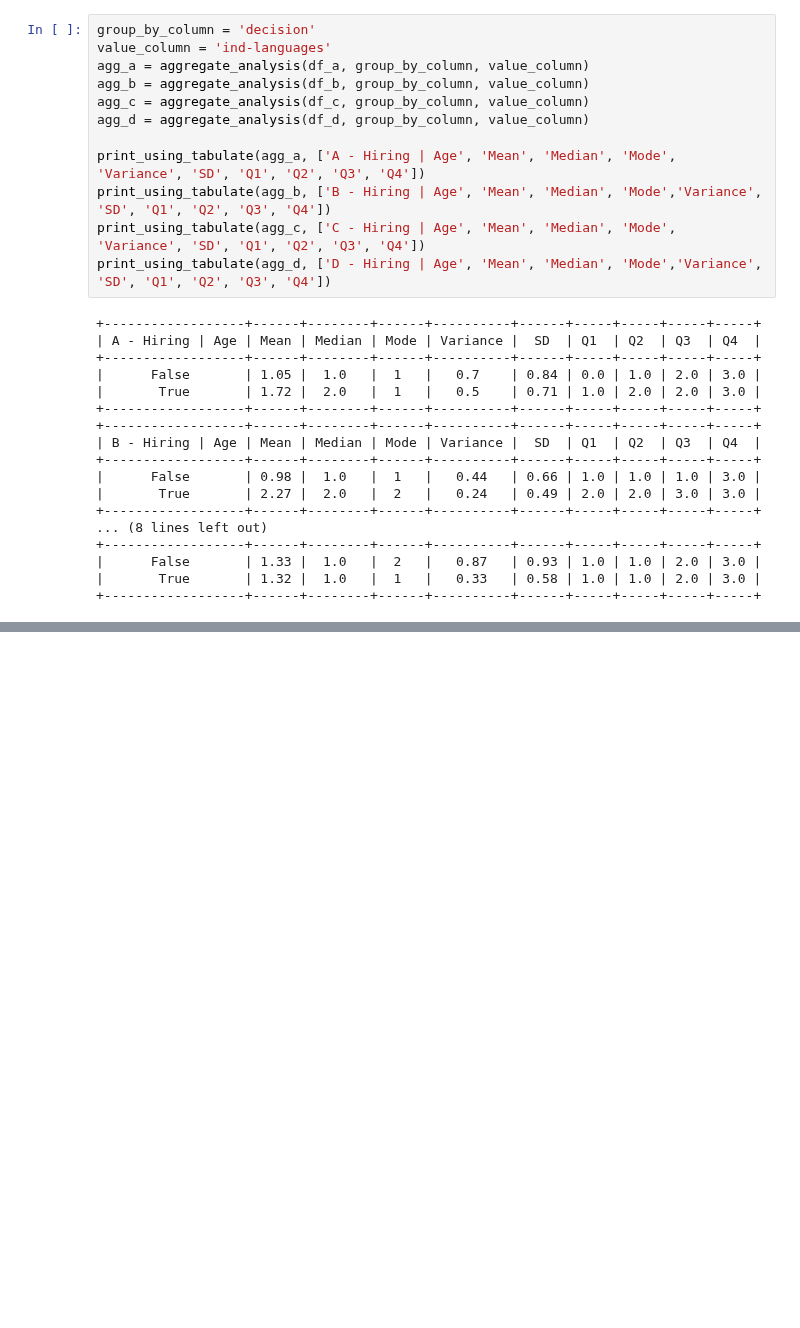
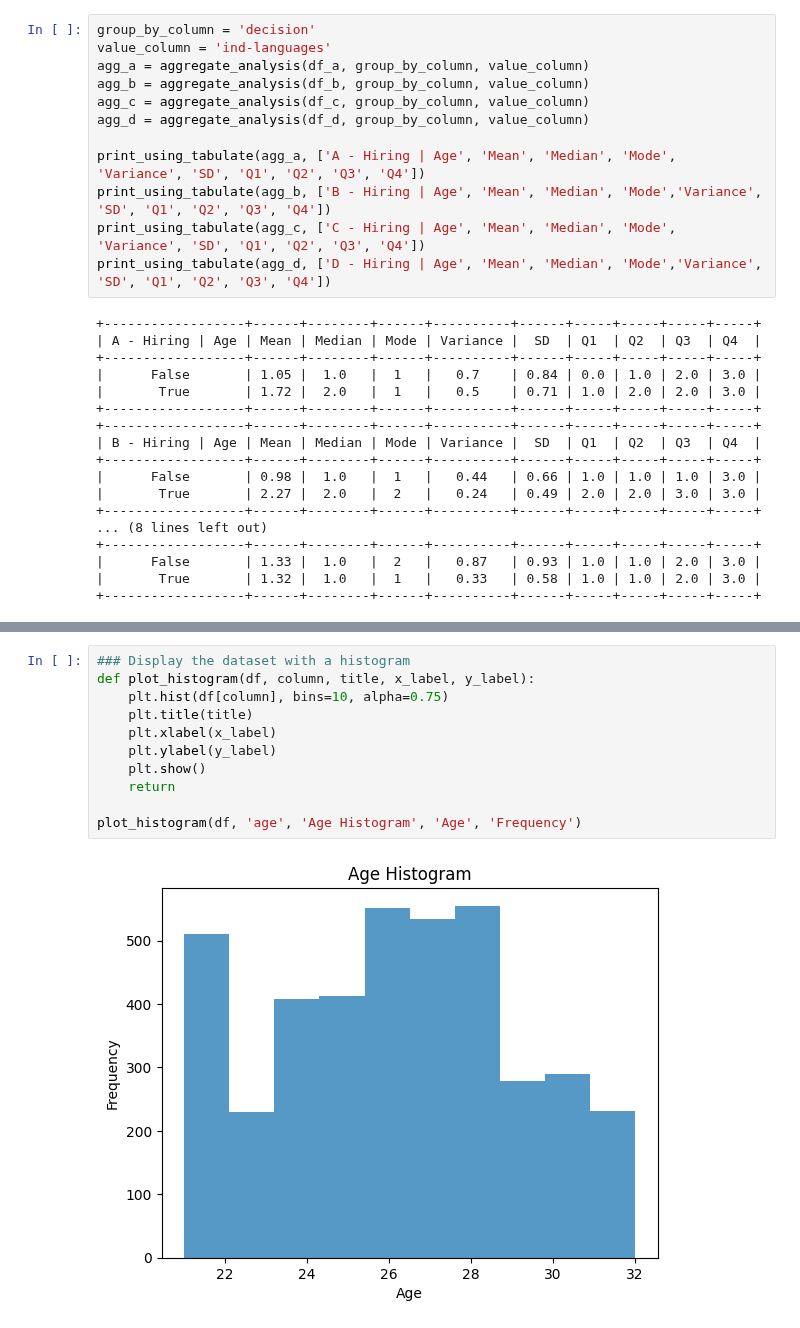
Before and after one commit to sreehariprathap/Data-Analysis--Maths---Algorithms, a Jupyter notebook: Week-2/Group4Assignment.ipynb, the cells around one changed output, grey strips where cells are left out. Cells and saved outputs as stored; diff of their text form; blank space fills up the shorter version.

```diff
--- a/Week-2/Group4Assignment.ipynb
+++ b/Week-2/Group4Assignment.ipynb
@@ -225,0 +240,13 @@ print_using_tabulate(agg_d, ['D - Hiring | Age', 'Mean', 'Median', 'Mode','Varia
+# %%
+### Display the dataset with a histogram
+def plot_histogram(df, column, title, x_label, y_label):
+    plt.hist(df[column], bins=10, alpha=0.75)
+    plt.title(title)
+    plt.xlabel(x_label)
+    plt.ylabel(y_label)
+    plt.show()
+    return
+
+plot_histogram(df, 'age', 'Age Histogram', 'Age', 'Frequency')
+# %% [output]
+[figure, added]
```
Also changed, not shown: parts of 4 cells of this notebook.
